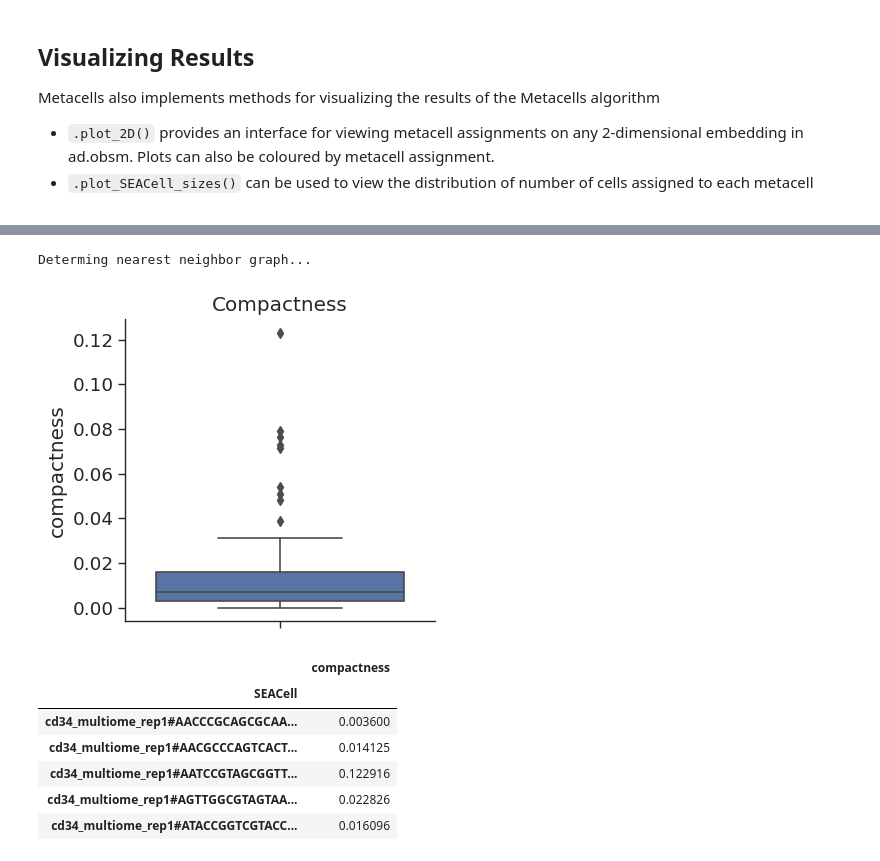
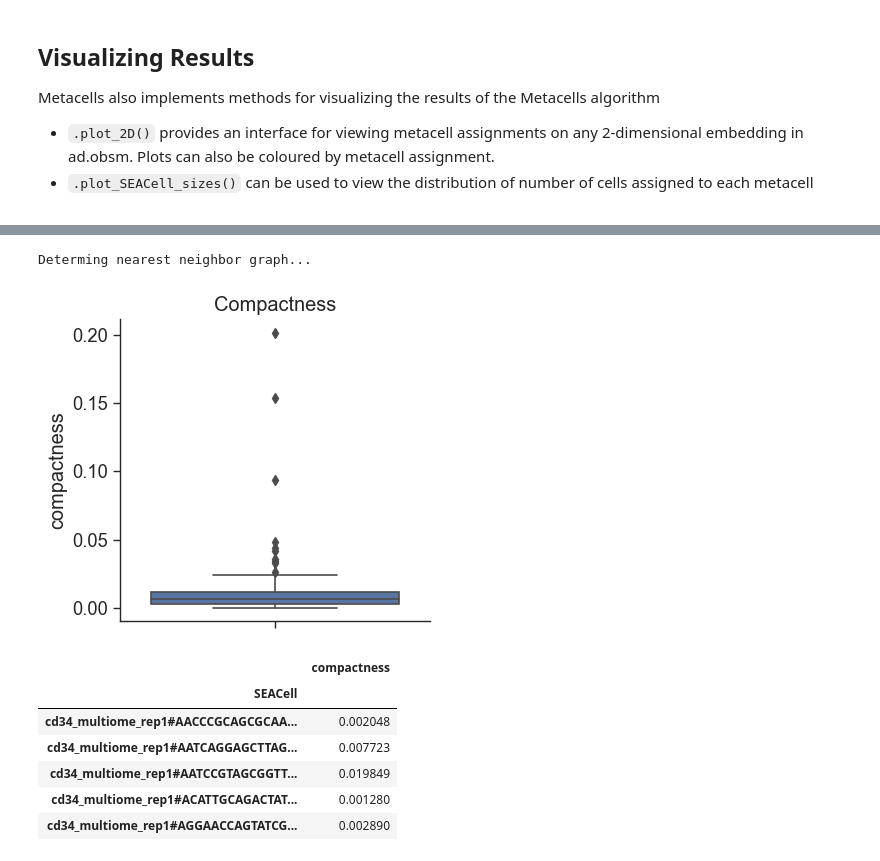
Before and after one commit to dpeerlab/SEACells, a Jupyter notebook: notebooks/SEACell_computation.ipynb, the cells around one changed output, grey strips where cells are left out. Cells and saved outputs as stored; diff of their text form; code cells hidden in the pictures.

```diff
--- a/notebooks/SEACell_computation.ipynb
+++ b/notebooks/SEACell_computation.ipynb
@@ -254,22 +265,22 @@ SEACell_purity.head()
 # %%
-compactness = SEACells.evaluate.diffusion_component_variance(ad, 'X_pca')
+compactness = SEACells.evaluate.compactness(ad, 'X_pca')
 
 plt.figure(figsize=(4,4))
 sns.boxplot(data=compactness, y='compactness')
 plt.title('Compactness')
 sns.despine()
 plt.show()
 plt.close()
 
 compactness.head()
 # %% [output]
 Determing nearest neighbor graph...
-[figure, old version]
+[figure, new version]
 |  | compactness |
 | SEACell |  |
-| cd34_multiome_rep1#AACCCGCAGCGCAA... | 0.003600 |
-| cd34_multiome_rep1#AACGCCCAGTCACT... | 0.014125 |
-| cd34_multiome_rep1#AATCCGTAGCGGTT... | 0.122916 |
-| cd34_multiome_rep1#AGTTGGCGTAGTAA... | 0.022826 |
-| cd34_multiome_rep1#ATACCGGTCGTACC... | 0.016096 |
+| cd34_multiome_rep1#AACCCGCAGCGCAA... | 0.002048 |
+| cd34_multiome_rep1#AATCAGGAGCTTAG... | 0.007723 |
+| cd34_multiome_rep1#AATCCGTAGCGGTT... | 0.019849 |
+| cd34_multiome_rep1#ACATTGCAGACTAT... | 0.001280 |
+| cd34_multiome_rep1#AGGAACCAGTATCG... | 0.002890 |
 # %%
```
Also changed, not shown: parts of 19 cells of this notebook, 12 other files.
